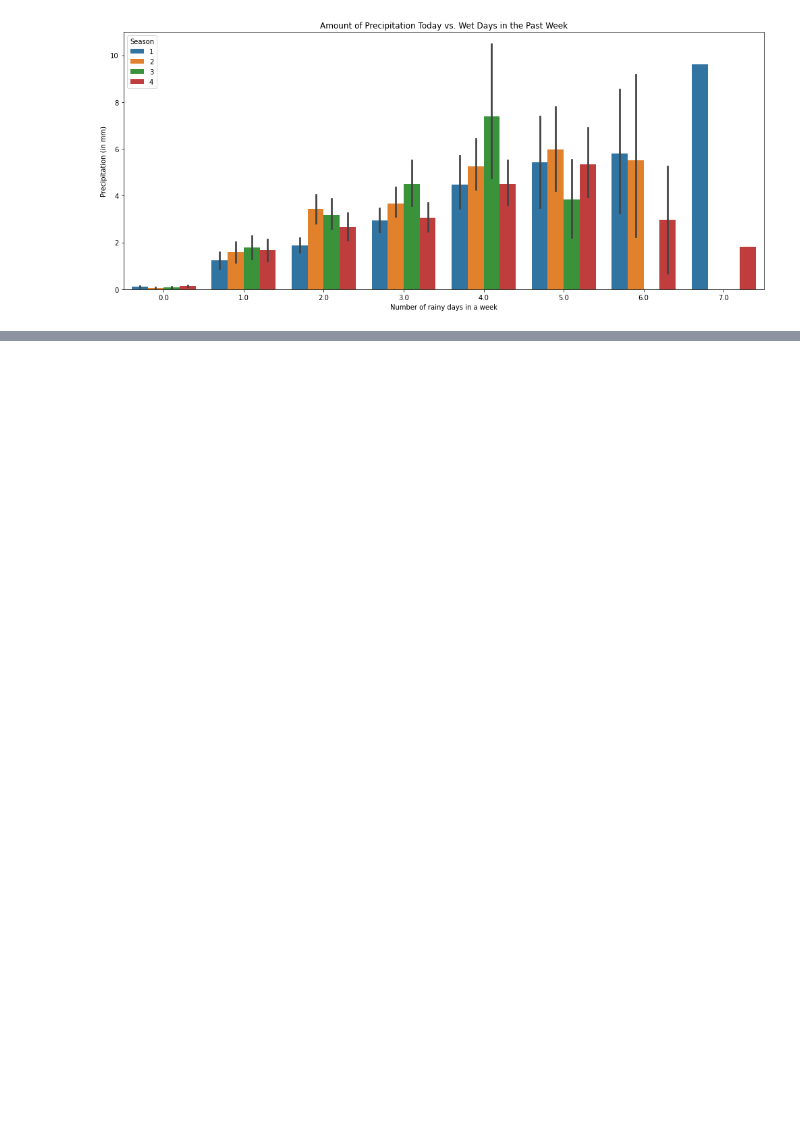
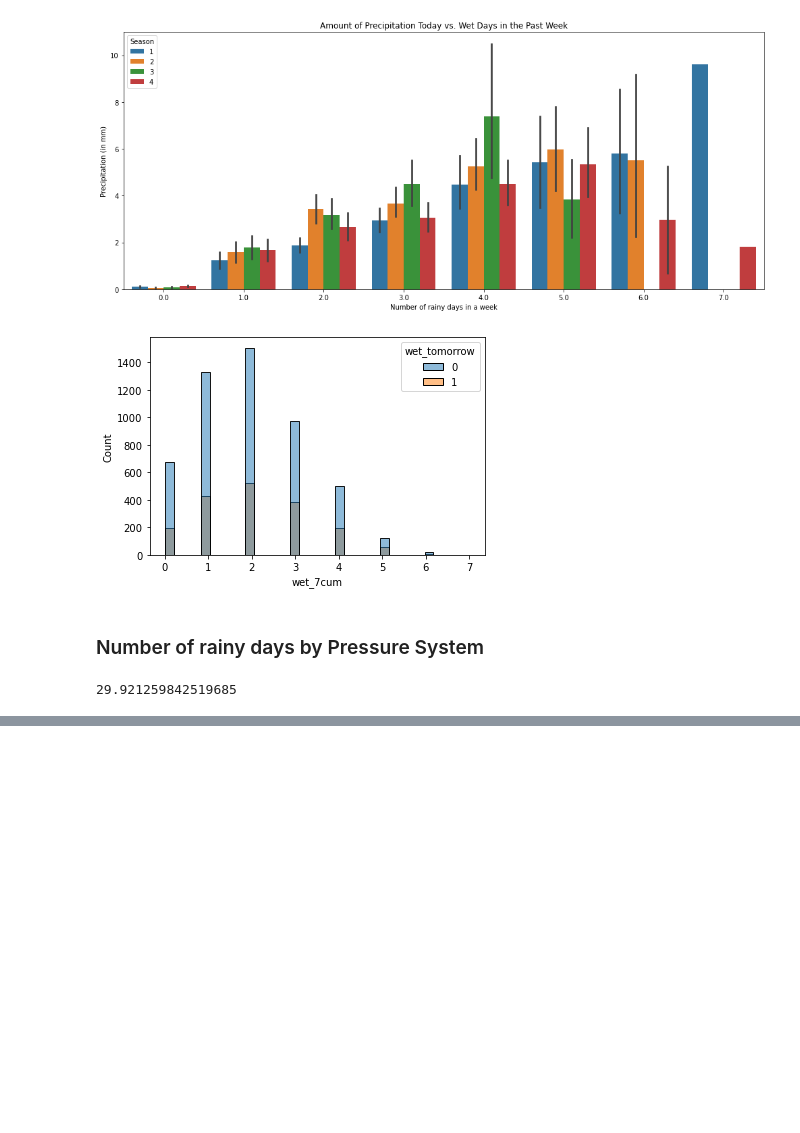
Before and after one commit to sampso29/Toronto-Rain-Prediction-, a Jupyter notebook: Final - Toronto Rain Prediction (Updated Notebook - Project Recommendations).ipynb, the cells around one changed output, grey strips where cells are left out. Saved outputs shown, nothing was run; the diff lists cells and outputs as text; code cells hidden in the pictures; blank space fills up the shorter version.

```diff
--- a/Final - Toronto Rain Prediction (Updated Notebook - Project Recommendations).ipynb
+++ b/Final - Toronto Rain Prediction (Updated Notebook - Project Recommendations).ipynb
@@ -1072,3 +1072,12 @@ plt.title('Amount of Precipitation Today vs. Wet Days in the Past Week')
 plt.show()
 # %% [output]
 [figure]
+# %%
+seven_day_cumulative_df = date_precip_df[['date', 'wet_7cum']]
+seven_day_cumulative_df = seven_day_cumulative_df.merge(reduced_rain_df, how='left', on='date')
+
+sns.histplot(data=seven_day_cumulative_df, x="wet_7cum", hue="wet_tomorrow");
+# %% [output]
+[figure, added]
+# %% [markdown]
+### Number of rainy days by Pressure System
@@ -1074,0 +1094,4 @@ plt.show()
+# %%
+convert_kPa_to_inHg(101.3)
+# %% [output]
+29.921259842519685
```
Also changed, not shown: parts of 3 cells of this notebook.
